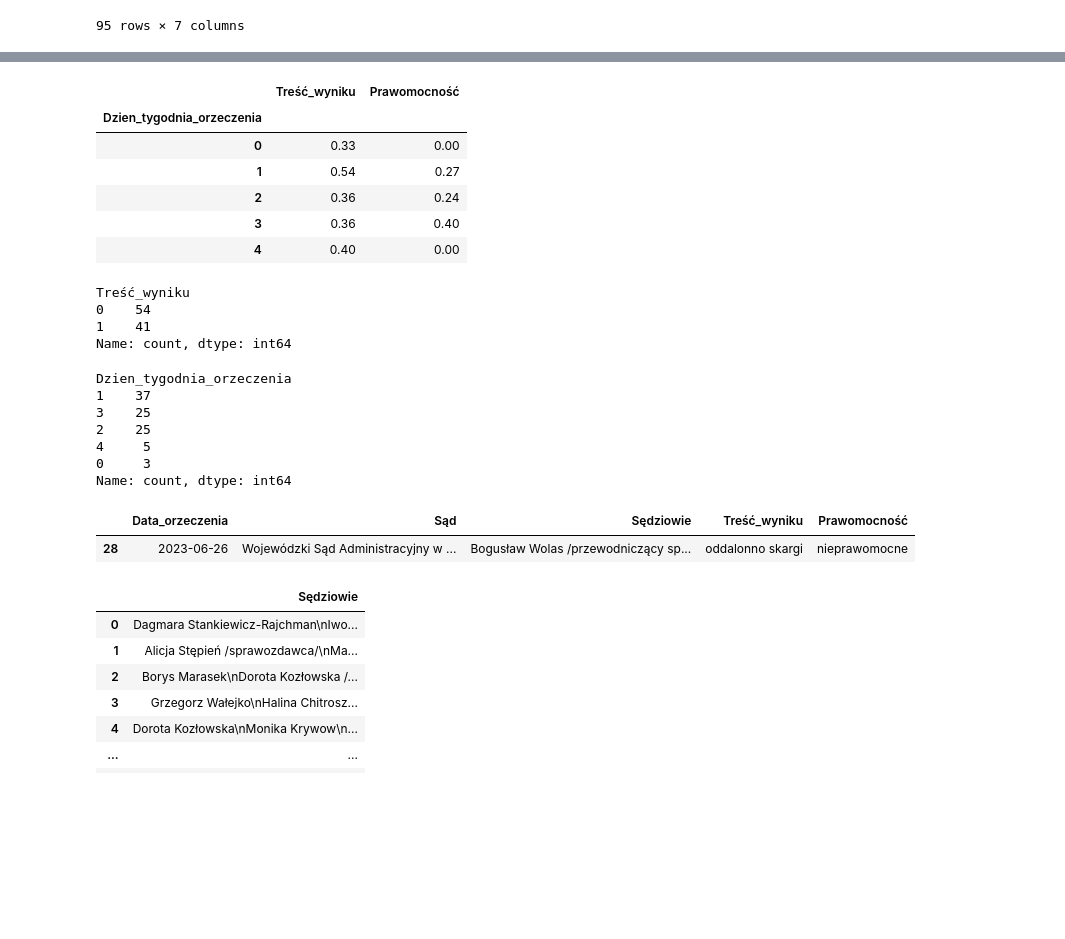
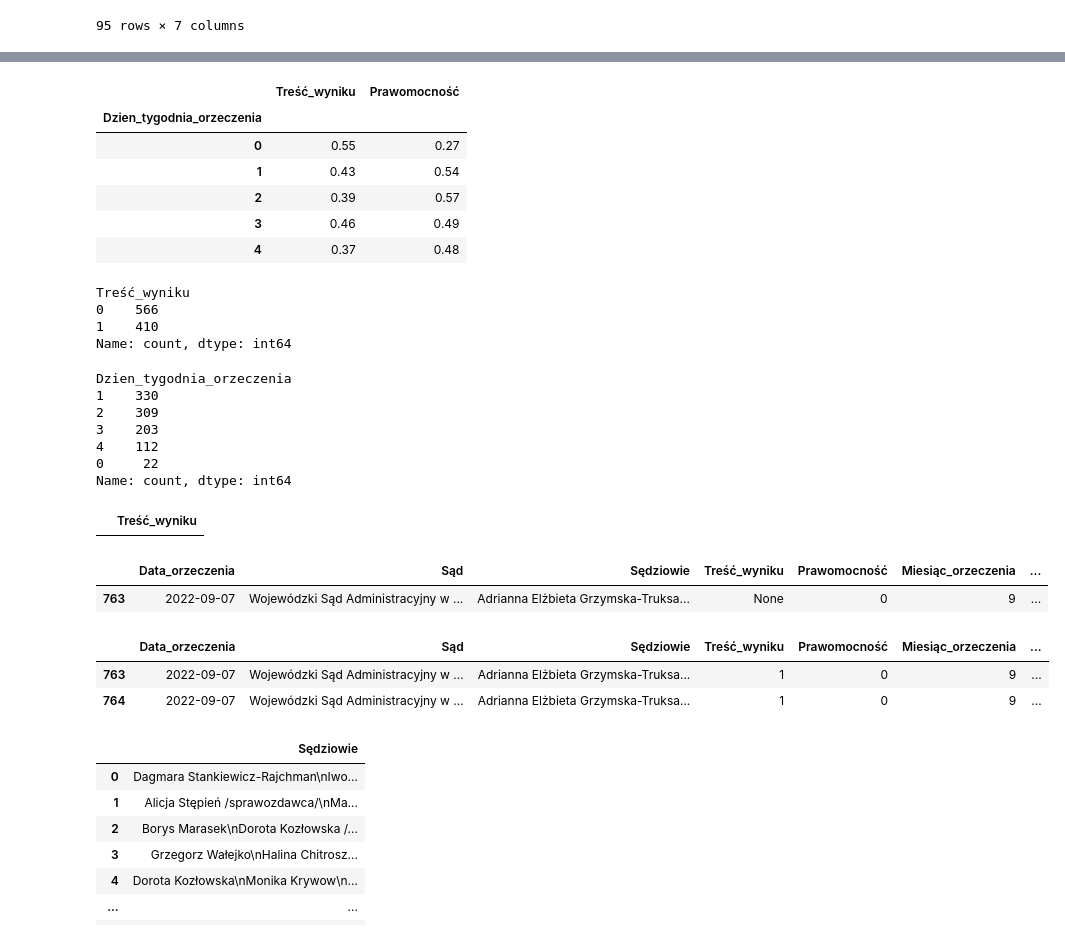
Before and after one commit to szjasinski/judgements, a Jupyter notebook: data_exploration.ipynb, the cells around one changed output, grey strips where cells are left out. Drawn from its saved outputs; the diff is of its cells as text; code cells hidden in the pictures; blank space fills up the shorter version.

```diff
--- a/data_exploration.ipynb
+++ b/data_exploration.ipynb
@@ -54,7 +54,7 @@ def prawomocność_func(x):
 def wynik_func(x):
     # uchylono - pozytywny wynik
     # oddalono - negatywny wynik
-    if "uchylono" in x.lower():
+    if "uchylono" in x.lower() or "uchyla" in x.lower():
         return 1
     elif "oddalono" in x.lower() or "oddalonno" in x.lower():
         return 0
@@ -201,37 +211,45 @@ df[['Dzien_tygodnia_orzeczenia', 'Treść_wyniku', 'Prawomocność']].groupby('D
 # %% [output]
 |  | Treść_wyniku | Prawomocność |
 | Dzien_tygodnia_orzeczenia |  |  |
-| 0 | 0.33 | 0.00 |
-| 1 | 0.54 | 0.27 |
-| 2 | 0.36 | 0.24 |
-| 3 | 0.36 | 0.40 |
-| 4 | 0.40 | 0.00 |
+| 0 | 0.55 | 0.27 |
+| 1 | 0.43 | 0.54 |
+| 2 | 0.39 | 0.57 |
+| 3 | 0.46 | 0.49 |
+| 4 | 0.37 | 0.48 |
 # %%
 df['Treść_wyniku'].value_counts()
 # %% [output]
 Treść_wyniku
-0    54
-1    41
+0    566
+1    410
 Name: count, dtype: int64
 # %%
 df['Dzien_tygodnia_orzeczenia'].value_counts()
 # %% [output]
 Dzien_tygodnia_orzeczenia
-1    37
-3    25
-2    25
-4     5
-0     3
+1    330
+2    309
+3    203
+4    112
+0     22
 Name: count, dtype: int64
 # %%
 df.dtypes
 # %%
-df.loc[df['Treść_wyniku'] != 1,['Treść_wyniku']]
+df.loc[df['Treść_wyniku'] == "None",['Treść_wyniku']]
+# %% [output]
+|  | Treść_wyniku |
 # %%
-df.loc[[28,]]
+df.loc[[763,]]
 # %% [output]
-|  | Data_orzeczenia | Sąd | Sędziowie | Treść_wyniku | Prawomocność |
-| 28 | 2023-06-26 | Wojewódzki Sąd Administracyjny w ... | Bogusław Wolas /przewodniczący sp... | oddalonno skargi | nieprawomocne |
+|  | Data_orzeczenia | Sąd | Sędziowie | Treść_wyniku | Prawomocność | Miesiąc_orzeczenia | ... |
+| 763 | 2022-09-07 | Wojewódzki Sąd Administracyjny w ... | Adrianna Elżbieta Grzymska-Truksa... | None | 0 | 9 | ... |
+# %%
+df.iloc[[763,764],]
+# %% [output]
+|  | Data_orzeczenia | Sąd | Sędziowie | Treść_wyniku | Prawomocność | Miesiąc_orzeczenia | ... |
+| 763 | 2022-09-07 | Wojewódzki Sąd Administracyjny w ... | Adrianna Elżbieta Grzymska-Truksa... | 1 | 0 | 9 | ... |
+| 764 | 2022-09-07 | Wojewódzki Sąd Administracyjny w ... | Adrianna Elżbieta Grzymska-Truksa... | 1 | 0 | 9 | ... |
 # %%
 df[['Sędziowie']]
 # %% [output]
```
Also changed, not shown: parts of 46 cells of this notebook.
